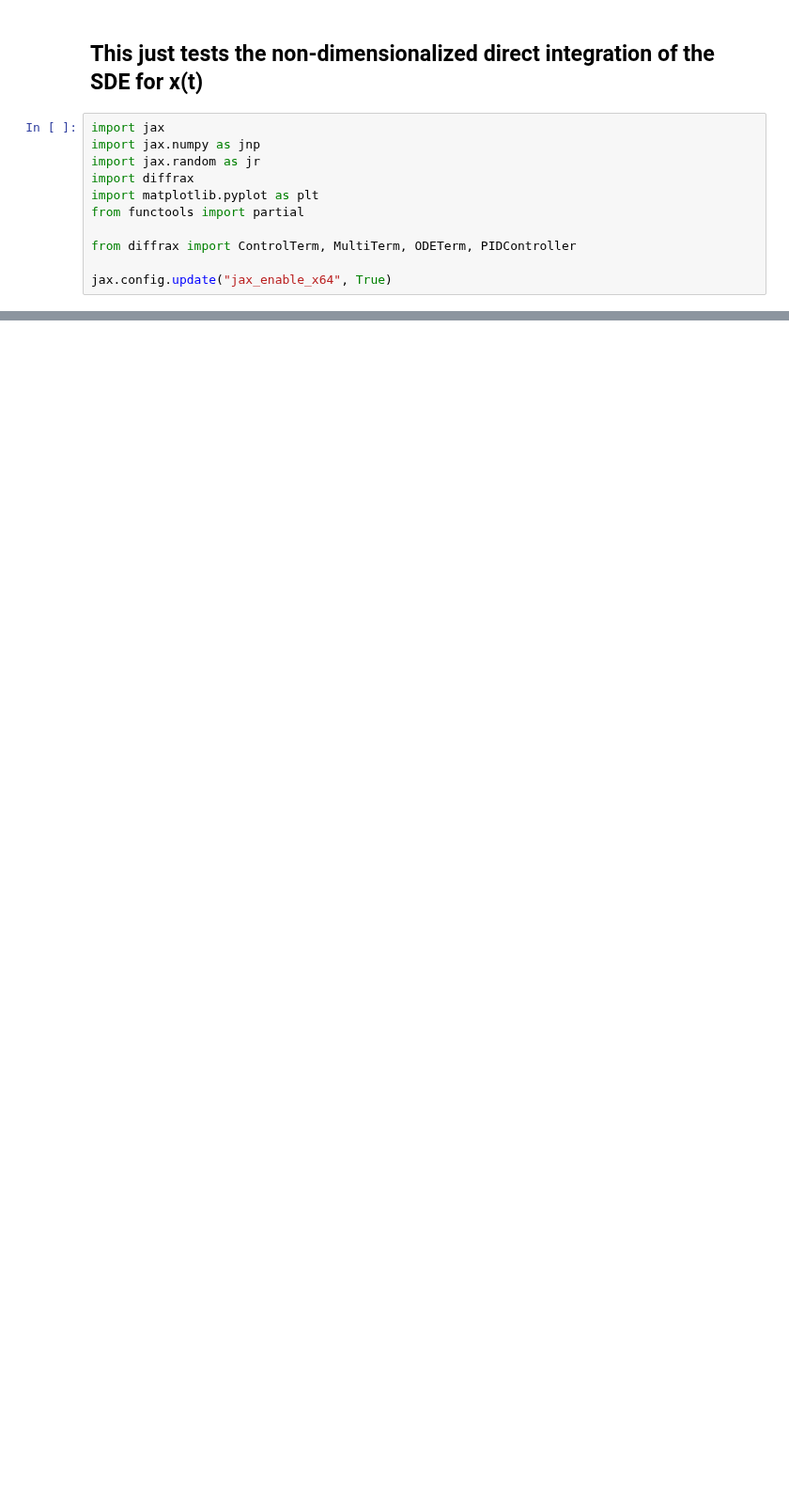
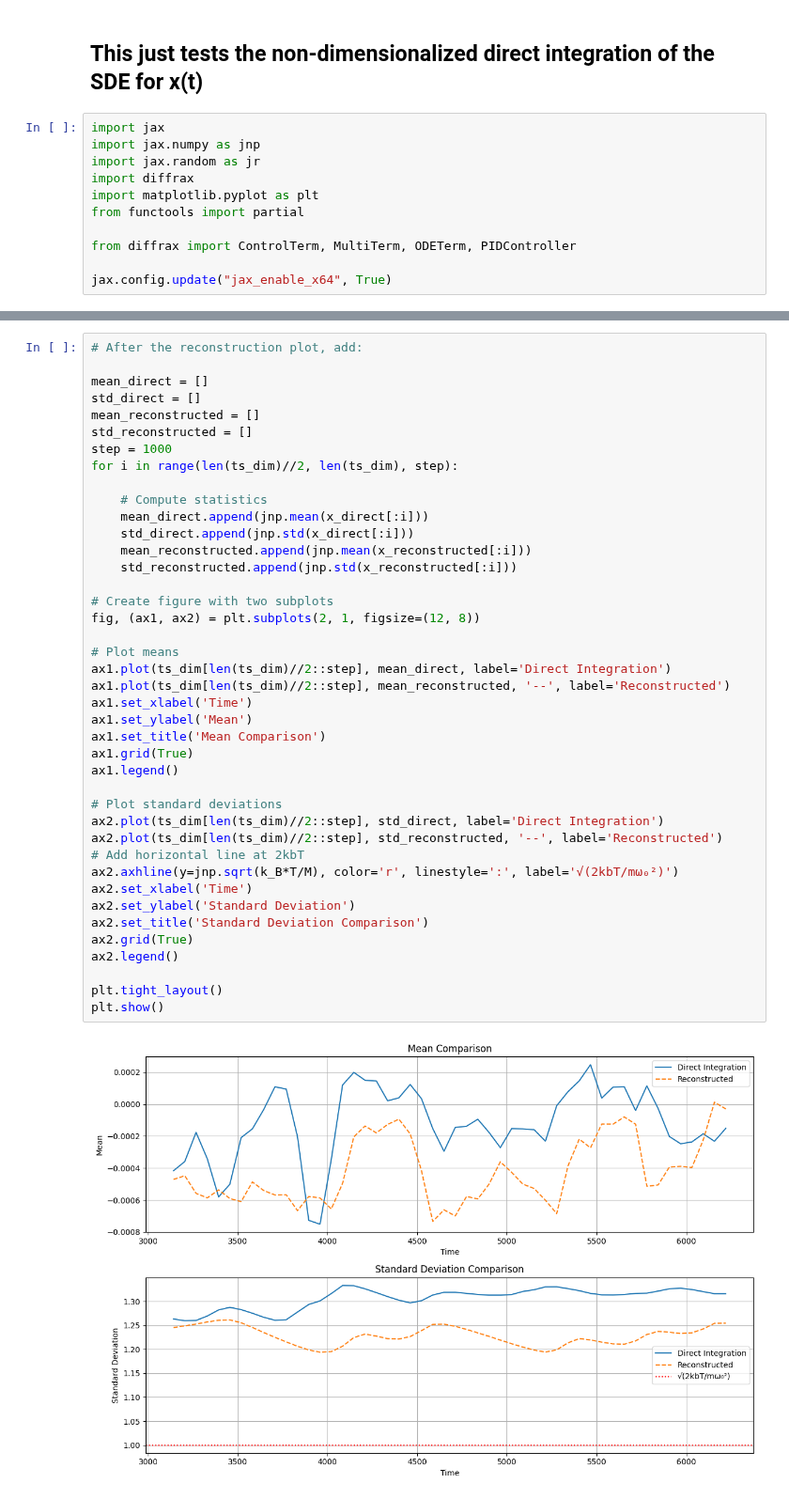
Before and after one commit to cyboesch/oscillator_dev, a Jupyter notebook: thermoai/notebooks/drirect_integration_NVS_nonlinear.ipynb, the cells around one changed output, grey strips where cells are left out. Shown at 94% size. Drawn from its saved outputs; the diff is of its cells as text; blank space fills up the shorter version.

```diff
--- a/thermoai/notebooks/drirect_integration_NVS_nonlinear.ipynb
+++ b/thermoai/notebooks/drirect_integration_NVS_nonlinear.ipynb
@@ -306,0 +243,43 @@ plt.show()
+# %%
+# After the reconstruction plot, add:
+
+mean_direct = []
+std_direct = []
+mean_reconstructed = []
+std_reconstructed = []
+step = 1000
+for i in range(len(ts_dim)//2, len(ts_dim), step):
+
+    # Compute statistics
+    mean_direct.append(jnp.mean(x_direct[:i]))
+    std_direct.append(jnp.std(x_direct[:i]))
+    mean_reconstructed.append(jnp.mean(x_reconstructed[:i]))
+    std_reconstructed.append(jnp.std(x_reconstructed[:i]))
+
+# Create figure with two subplots
+fig, (ax1, ax2) = plt.subplots(2, 1, figsize=(12, 8))
+
+# Plot means
+ax1.plot(ts_dim[len(ts_dim)//2::step], mean_direct, label='Direct Integration')
+ax1.plot(ts_dim[len(ts_dim)//2::step], mean_reconstructed, '--', label='Reconstructed')
+ax1.set_xlabel('Time')
+ax1.set_ylabel('Mean')
+ax1.set_title('Mean Comparison')
+ax1.grid(True)
+ax1.legend()
+
+# Plot standard deviations
+ax2.plot(ts_dim[len(ts_dim)//2::step], std_direct, label='Direct Integration')
+ax2.plot(ts_dim[len(ts_dim)//2::step], std_reconstructed, '--', label='Reconstructed')
+# Add horizontal line at 2kbT
+ax2.axhline(y=jnp.sqrt(k_B*T/M), color='r', linestyle=':', label='√(2kbT/mω₀²)')
+ax2.set_xlabel('Time')
+ax2.set_ylabel('Standard Deviation')
+ax2.set_title('Standard Deviation Comparison')
+ax2.grid(True)
+ax2.legend()
+
+plt.tight_layout()
+plt.show()
+# %% [output]
+[figure, added]
```
Also changed, not shown: parts of 15 cells of this notebook.
